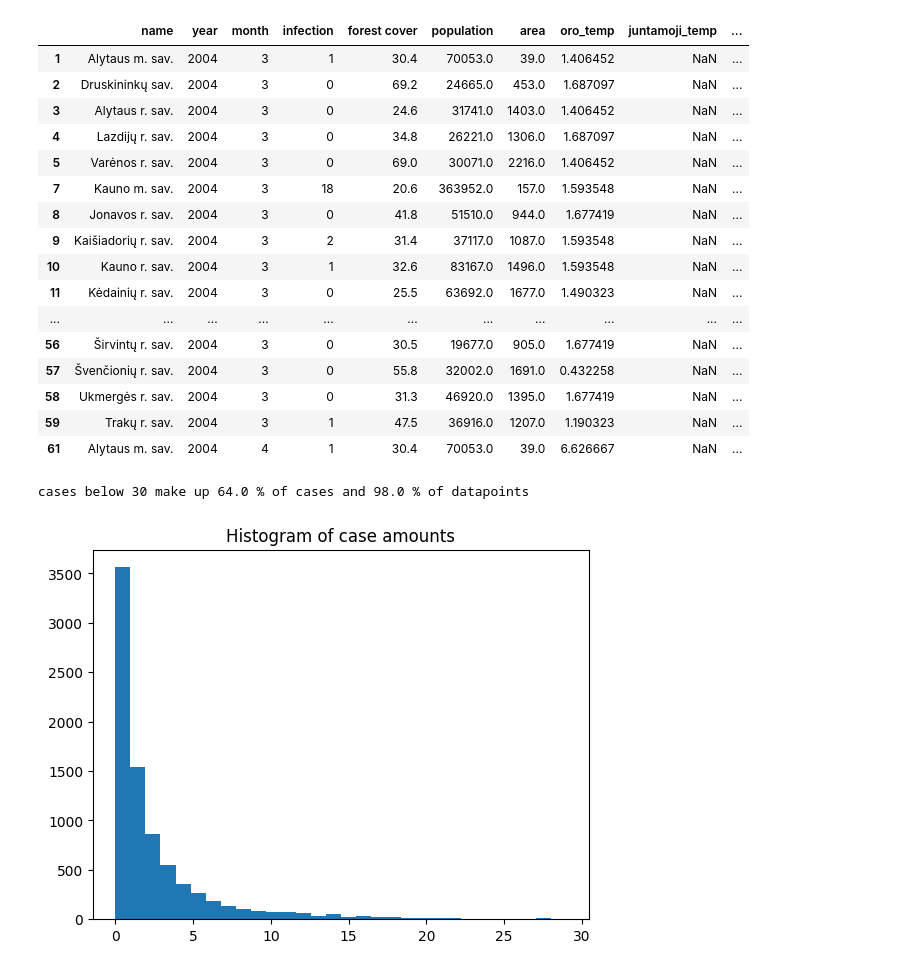
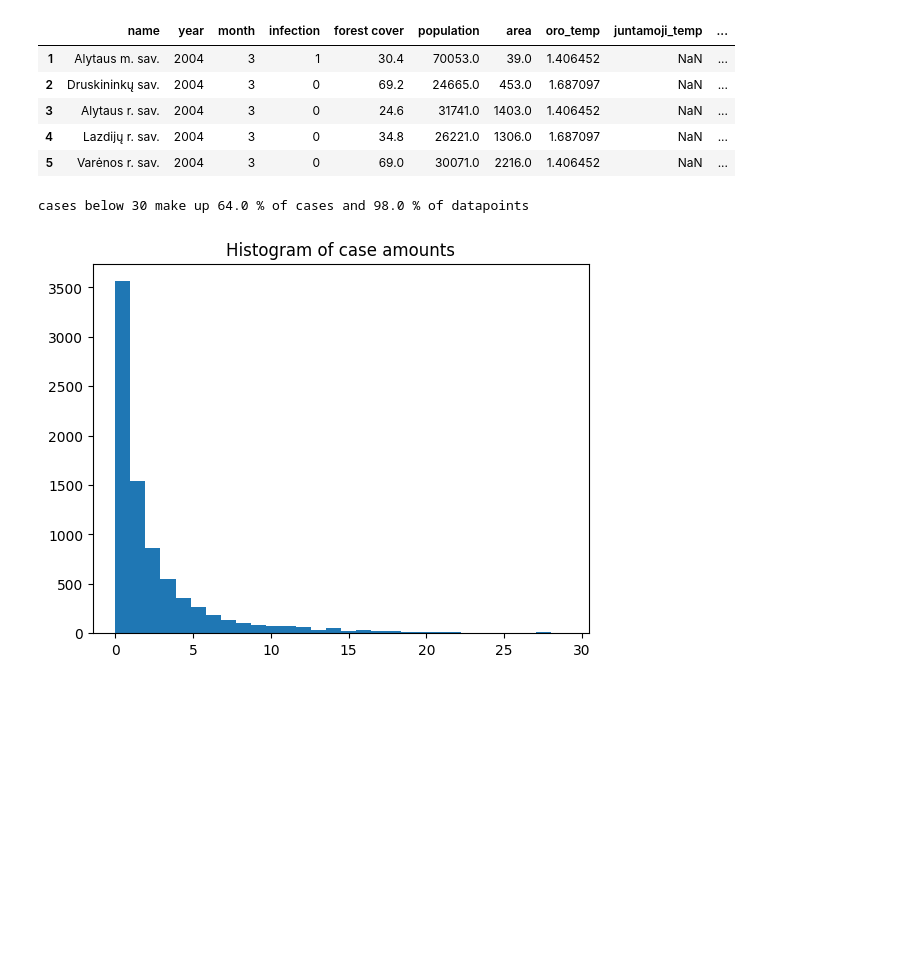
Before and after one commit to AugustusTheBirb/igem-model, a Jupyter notebook: visualize.ipynb, the cells around one changed output. Drawn from its saved outputs; the diff is of its cells as text; code cells hidden in the pictures; blank space fills up the shorter version.

```diff
--- a/visualize.ipynb
+++ b/visualize.ipynb
@@ -5,26 +7,15 @@ import numpy as np
 # %%
 df = pd.read_csv(r"data\final.csv")
 df = df.drop(df[df["population"].isna()].index)
 df = df.drop(df[df['name'].str.endswith('apskritis')].index)
-df.head(50)
+df.head(5)
 # %% [output]
 |  | name | year | month | infection | forest cover | population | area | oro_temp | juntamoji_temp | ... |
 | 1 | Alytaus m. sav. | 2004 | 3 | 1 | 30.4 | 70053.0 | 39.0 | 1.406452 | NaN | ... |
 | 2 | Druskininkų sav. | 2004 | 3 | 0 | 69.2 | 24665.0 | 453.0 | 1.687097 | NaN | ... |
 | 3 | Alytaus r. sav. | 2004 | 3 | 0 | 24.6 | 31741.0 | 1403.0 | 1.406452 | NaN | ... |
 | 4 | Lazdijų r. sav. | 2004 | 3 | 0 | 34.8 | 26221.0 | 1306.0 | 1.687097 | NaN | ... |
 | 5 | Varėnos r. sav. | 2004 | 3 | 0 | 69.0 | 30071.0 | 2216.0 | 1.406452 | NaN | ... |
-| 7 | Kauno m. sav. | 2004 | 3 | 18 | 20.6 | 363952.0 | 157.0 | 1.593548 | NaN | ... |
-| 8 | Jonavos r. sav. | 2004 | 3 | 0 | 41.8 | 51510.0 | 944.0 | 1.677419 | NaN | ... |
-| 9 | Kaišiadorių r. sav. | 2004 | 3 | 2 | 31.4 | 37117.0 | 1087.0 | 1.593548 | NaN | ... |
-| 10 | Kauno r. sav. | 2004 | 3 | 1 | 32.6 | 83167.0 | 1496.0 | 1.593548 | NaN | ... |
-| 11 | Kėdainių r. sav. | 2004 | 3 | 0 | 25.5 | 63692.0 | 1677.0 | 1.490323 | NaN | ... |
-| ... | ... | ... | ... | ... | ... | ... | ... | ... | ... | ... |
-| 56 | Širvintų r. sav. | 2004 | 3 | 0 | 30.5 | 19677.0 | 905.0 | 1.677419 | NaN | ... |
-| 57 | Švenčionių r. sav. | 2004 | 3 | 0 | 55.8 | 32002.0 | 1691.0 | 0.432258 | NaN | ... |
-| 58 | Ukmergės r. sav. | 2004 | 3 | 0 | 31.3 | 46920.0 | 1395.0 | 1.677419 | NaN | ... |
-| 59 | Trakų r. sav. | 2004 | 3 | 1 | 47.5 | 36916.0 | 1207.0 | 1.190323 | NaN | ... |
-| 61 | Alytaus m. sav. | 2004 | 4 | 1 | 30.4 | 70053.0 | 39.0 | 6.626667 | NaN | ... |
 # %%
 thresh = 30
 belowSeries = df[df['infection'] < thresh]['infection']
```
Also changed, not shown: parts of 10 cells of this notebook, 8 other files.
